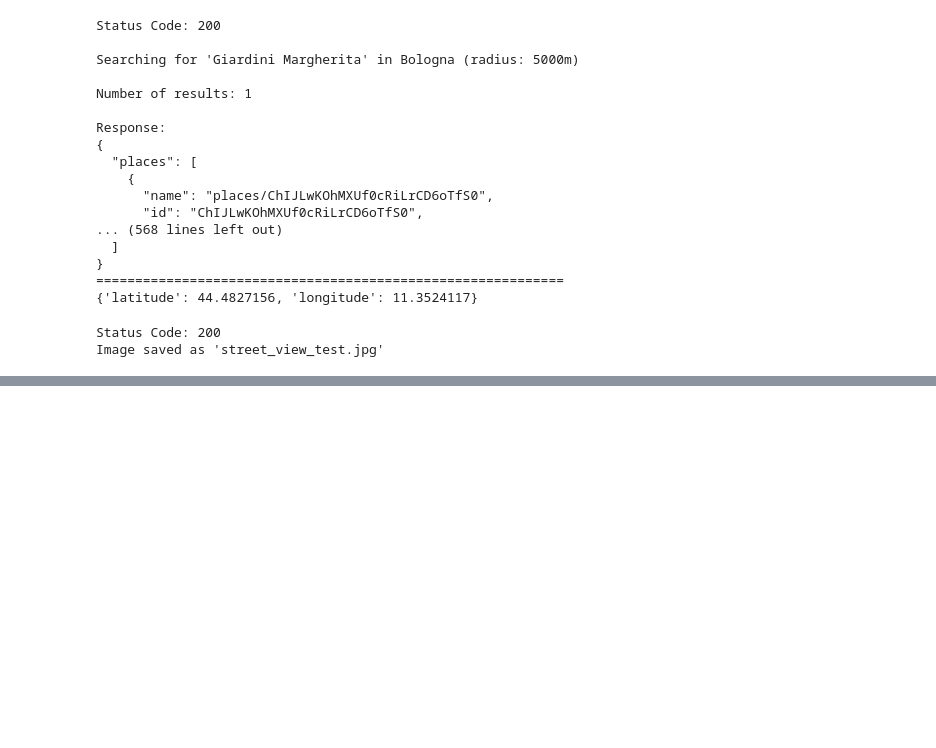
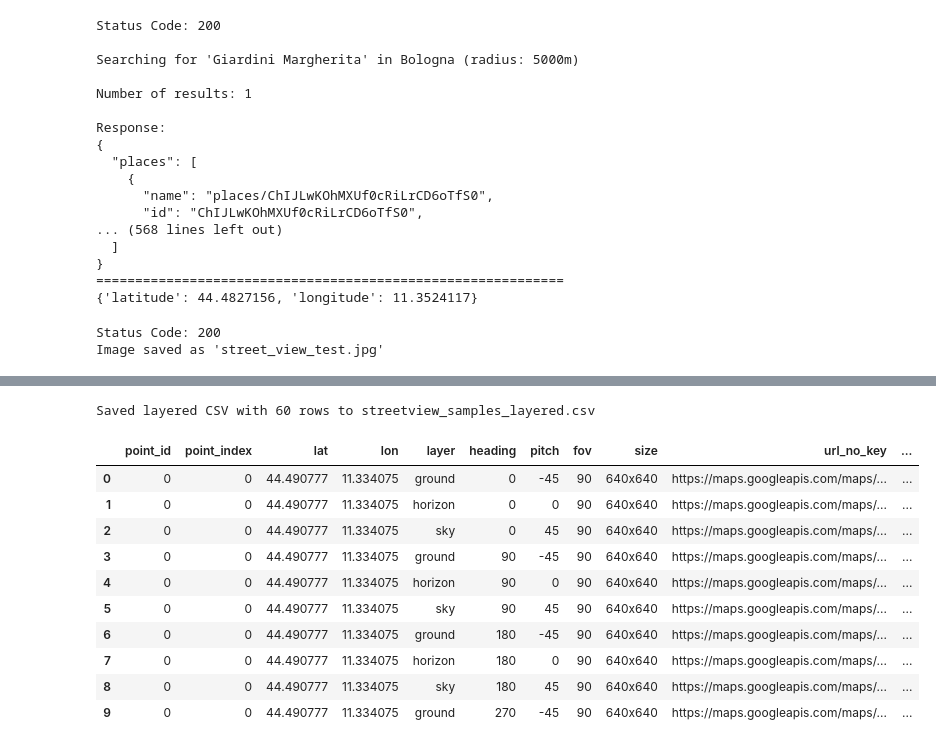
Before and after one commit to MatteoFalcioni/LG-Vision, a Jupyter notebook: notebooks/pipeline.ipynb, the cells around one changed output, grey strips where cells are left out. Drawn from its saved outputs; the diff is of its cells as text; code cells hidden in the pictures; blank space fills up the shorter version.

```diff
--- a/notebooks/google_apis.ipynb
+++ b/notebooks/pipeline.ipynb
@@ -152,8 +153,6 @@ Response:
 # %%
 import os
 import requests
-
-api_key = os.getenv("GOOGLE_API_KEY")
 
 # Street View Static API URL
 url = "https://maps.googleapis.com/maps/api/streetview"
@@ -168,7 +167,7 @@ params = {
     "heading": 0,                 # Optional: camera direction in degrees (0-360)
     "pitch": 0,                   # Optional: vertical angle (-90 to 90, 0 = level)
     "fov": 90,                    # Optional: zoom level (10-120, higher = zoomed in)
-    "key": api_key
+    "key": API_KEY_GMP
 }
 
 response = requests.get(url, params=params)
@@ -252,3 +311,16 @@ Sampled 5 points:
+# %%
+# Use the coverage-aware sampler
+bologna_center = (44.4949, 11.3426)
+radius_meters = 1000
+n_points = 5
+
+max_attempts = 100  # stop if we can't find N within this many attempts
+sampled_points = sample_points_with_coverage(bologna_center, radius_meters, n_points,
+                                            max_attempts=max_attempts, request_pause_s=0.0)
+
+print(f"Requested {n_points} points; collected {len(sampled_points)} with Street View coverage.")
+for i, (lat, lon) in enumerate(sampled_points):
+    print(f"  {i+1}: ({lat:.6f}, {lon:.6f})")
 # %%
 # Visualize with folium
 import folium
@@ -298,7 +370,6 @@ fov = 90
 headings = [0, 90, 180, 270]
 pitches = [-45, 0, 45]
 include_key_in_csv = False  # avoid exposing API key in the CSV
-api_key = os.getenv("GOOGLE_API_KEY")
 
 streetview_base = "https://maps.googleapis.com/maps/api/streetview"
 
@@ -322,7 +393,7 @@ for point_idx, (lat, lon) in enumerate(sampled_points):
             url_with_placeholder = url_no_key + "&key={API_KEY}"
             # Optionally materialize with your key (not recommended to persist)
             url_with_key = (
-                url_no_key + f"&key={api_key}" if (include_key_in_csv and api_key) else None
+                url_no_key + f"&key={API_KEY_GMP}" if include_key_in_csv else None
             )
 
             rows.append({
@@ -348,0 +430,38 @@ print(f"Saved {len(sv_df)} rows to {out_csv}")
+# %%
+# Add layer column (ground/horizon/sky) and point_id, then save layered CSV
+
+def classify_layer(pitch: float) -> str:
+    if pitch <= -30:
+        return "ground"
+    if pitch >= 30:
+        return "sky"
+    return "horizon"
+
+sv_df["layer"] = sv_df["pitch"].apply(classify_layer)
+sv_df["point_id"] = sv_df["point_index"]
+
+# Reorder columns for readability
+cols = [
+    "point_id", "point_index", "lat", "lon", "layer",
+    "heading", "pitch", "fov", "size",
+    "url_no_key", "url_template", "url_with_key",
+]
+sv_df = sv_df[cols]
+
+layered_csv = "streetview_samples_layered.csv"
+sv_df.to_csv(layered_csv, index=False)
+print(f"Saved layered CSV with {len(sv_df)} rows to {layered_csv}")
+sv_df.head(10)
+# %% [output]
+Saved layered CSV with 60 rows to streetview_samples_layered.csv
+|  | point_id | point_index | lat | lon | layer | heading | pitch | fov | size | url_no_key | ... |
+| 0 | 0 | 0 | 44.490777 | 11.334075 | ground | 0 | -45 | 90 | 640x640 | https://maps.googleapis.com/maps/... | ... |
+| 1 | 0 | 0 | 44.490777 | 11.334075 | horizon | 0 | 0 | 90 | 640x640 | https://maps.googleapis.com/maps/... | ... |
+| 2 | 0 | 0 | 44.490777 | 11.334075 | sky | 0 | 45 | 90 | 640x640 | https://maps.googleapis.com/maps/... | ... |
+| 3 | 0 | 0 | 44.490777 | 11.334075 | ground | 90 | -45 | 90 | 640x640 | https://maps.googleapis.com/maps/... | ... |
+| 4 | 0 | 0 | 44.490777 | 11.334075 | horizon | 90 | 0 | 90 | 640x640 | https://maps.googleapis.com/maps/... | ... |
+| 5 | 0 | 0 | 44.490777 | 11.334075 | sky | 90 | 45 | 90 | 640x640 | https://maps.googleapis.com/maps/... | ... |
+| 6 | 0 | 0 | 44.490777 | 11.334075 | ground | 180 | -45 | 90 | 640x640 | https://maps.googleapis.com/maps/... | ... |
+| 7 | 0 | 0 | 44.490777 | 11.334075 | horizon | 180 | 0 | 90 | 640x640 | https://maps.googleapis.com/maps/... | ... |
+| 8 | 0 | 0 | 44.490777 | 11.334075 | sky | 180 | 45 | 90 | 640x640 | https://maps.googleapis.com/maps/... | ... |
+| 9 | 0 | 0 | 44.490777 | 11.334075 | ground | 270 | -45 | 90 | 640x640 | https://maps.googleapis.com/maps/... | ... |
```
Also changed, not shown: parts of 10 cells of this notebook, 3 other files.
